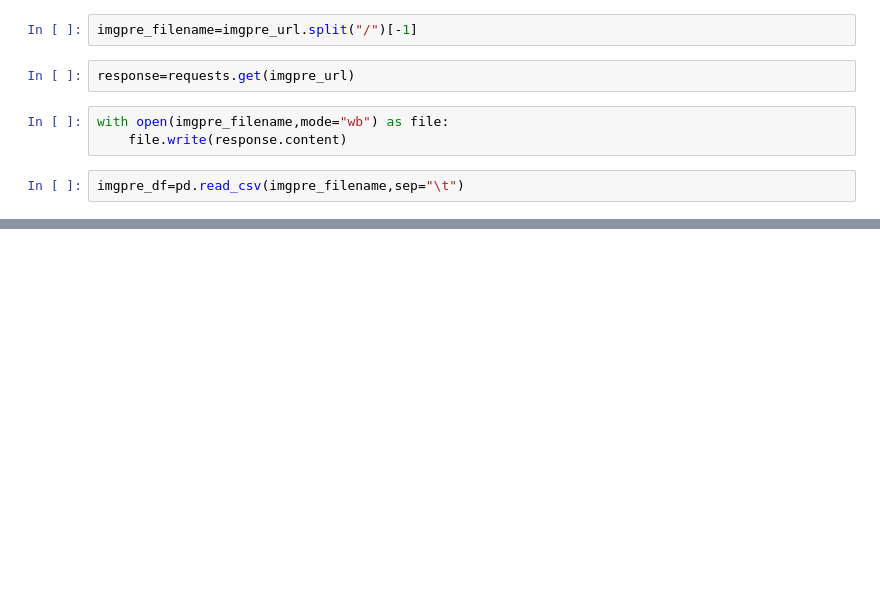
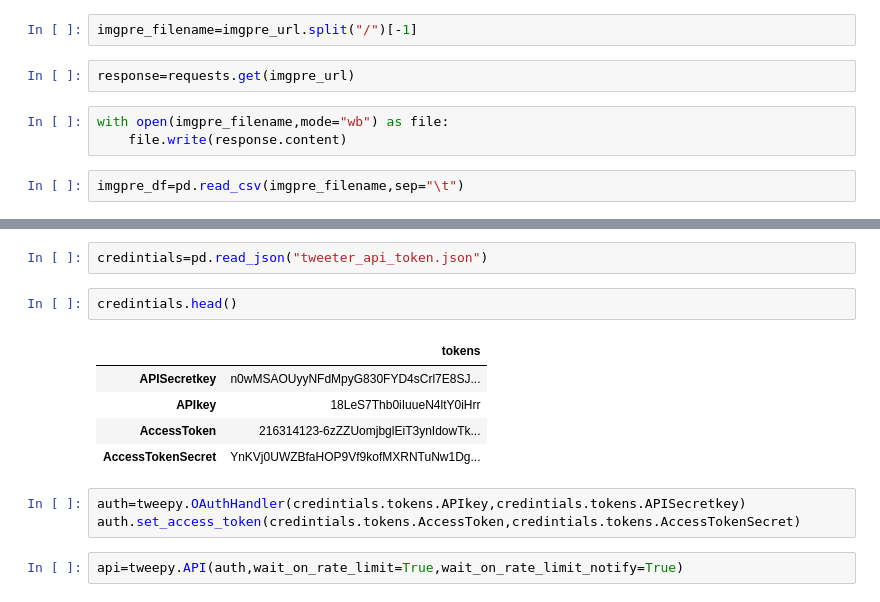
Before and after one commit to wessamalhallak/DataWrangling, a Jupyter notebook: wrangle_act.ipynb, the cells around one changed output, grey strips where cells are left out. Cells and saved outputs as stored; diff of their text form; blank space fills up the shorter version.

```diff
--- a/wrangle_act.ipynb
+++ b/wrangle_act.ipynb
@@ -39,0 +83,15 @@ imgpre_df.head()
+# %%
+credintials=pd.read_json("tweeter_api_token.json")
+# %%
+credintials.head()
+# %% [output]
+|  | tokens |
+| APISecretkey | n0wMSAOUyyNFdMpyG830FYD4sCrl7E8SJ... |
+| APIkey | 18LeS7Thb0iIuueN4ltY0iHrr |
+| AccessToken | 216314123-6zZZUomjbglEiT3ynIdowTk... |
+| AccessTokenSecret | YnKVj0UWZBfaHOP9Vf9kofMXRNTuNw1Dg... |
+# %%
+auth=tweepy.OAuthHandler(credintials.tokens.APIkey,credintials.tokens.APISecretkey)
+auth.set_access_token(credintials.tokens.AccessToken,credintials.tokens.AccessTokenSecret)
+# %%
+api=tweepy.API(auth,wait_on_rate_limit=True,wait_on_rate_limit_notify=True)
```
Also changed, not shown: parts of 13 cells of this notebook, 4 other files.
